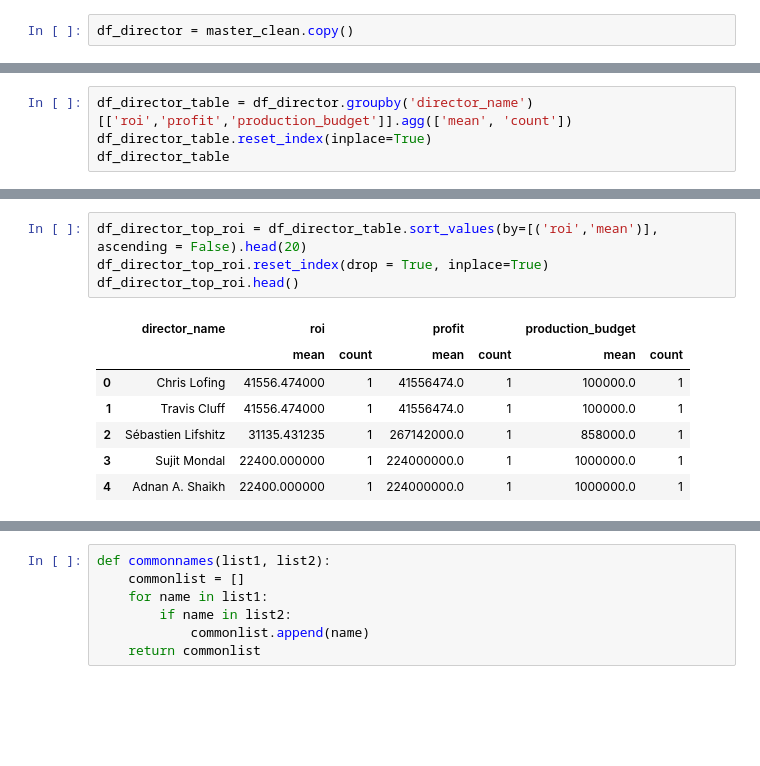
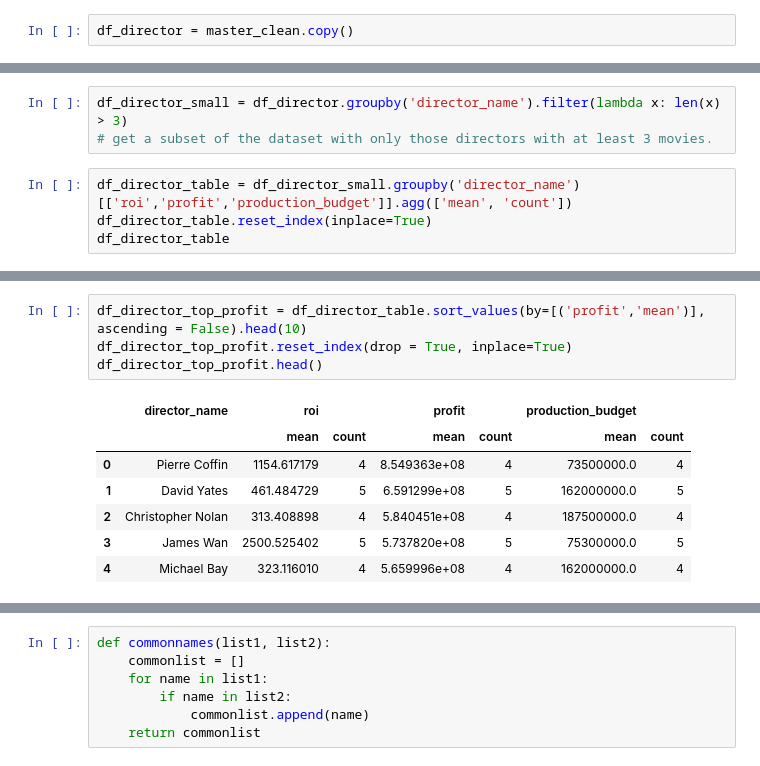
Before and after one commit to erdemiraysu/Exploratory-Movie-Analyses, a Jupyter notebook: MovieProject_Notebook.ipynb, the cells around one changed output, grey strips where cells are left out. Drawn from its saved outputs; the diff is of its cells as text; blank space fills up the shorter version.

```diff
--- a/MovieProject_Notebook.ipynb
+++ b/MovieProject_Notebook.ipynb
@@ -1631,5 +1647,8 @@ df_director = master_clean.copy()
+# %%
+df_director_small = df_director.groupby('director_name').filter(lambda x: len(x) > 3)
+# get a subset of the dataset with only those directors with at least 3 movies.
 # %%
-df_director_table = df_director.groupby('director_name')[['roi','profit','production_budget']].agg(['mean', 'count'])
+df_director_table = df_director_small.groupby('director_name')[['roi','profit','production_budget']].agg(['mean', 'count'])
 df_director_table.reset_index(inplace=True)
 df_director_table
 # %% [output]
@@ -1650,12 +1682,12 @@ df_director_table
 # %%
-df_director_top_roi = df_director_table.sort_values(by=[('roi','mean')], ascending = False).head(20)
-df_director_top_roi.reset_index(drop = True, inplace=True)
-df_director_top_roi.head()
+df_director_top_profit = df_director_table.sort_values(by=[('profit','mean')], ascending = False).head(10)
+df_director_top_profit.reset_index(drop = True, inplace=True)
+df_director_top_profit.head()
 # %% [output]
 |  | director_name | roi |  | profit |  | production_budget |  |
 |  |  | mean | count | mean | count | mean | count |
-| 0 | Chris Lofing | 41556.474000 | 1 | 41556474.0 | 1 | 100000.0 | 1 |
-| 1 | Travis Cluff | 41556.474000 | 1 | 41556474.0 | 1 | 100000.0 | 1 |
-| 2 | Sébastien Lifshitz | 31135.431235 | 1 | 267142000.0 | 1 | 858000.0 | 1 |
-| 3 | Sujit Mondal | 22400.000000 | 1 | 224000000.0 | 1 | 1000000.0 | 1 |
-| 4 | Adnan A. Shaikh | 22400.000000 | 1 | 224000000.0 | 1 | 1000000.0 | 1 |
+| 0 | Pierre Coffin | 1154.617179 | 4 | 8.549363e+08 | 4 | 73500000.0 | 4 |
+| 1 | David Yates | 461.484729 | 5 | 6.591299e+08 | 5 | 162000000.0 | 5 |
+| 2 | Christopher Nolan | 313.408898 | 4 | 5.840451e+08 | 4 | 187500000.0 | 4 |
+| 3 | James Wan | 2500.525402 | 5 | 5.737820e+08 | 5 | 75300000.0 | 5 |
+| 4 | Michael Bay | 323.116010 | 4 | 5.659996e+08 | 4 | 162000000.0 | 4 |
```
Also changed, not shown: parts of 39 cells of this notebook.
